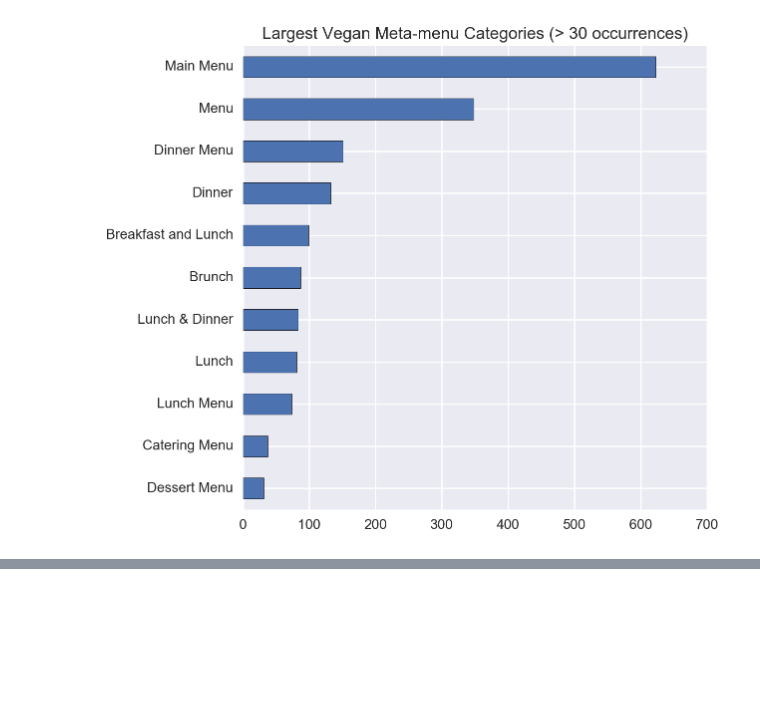
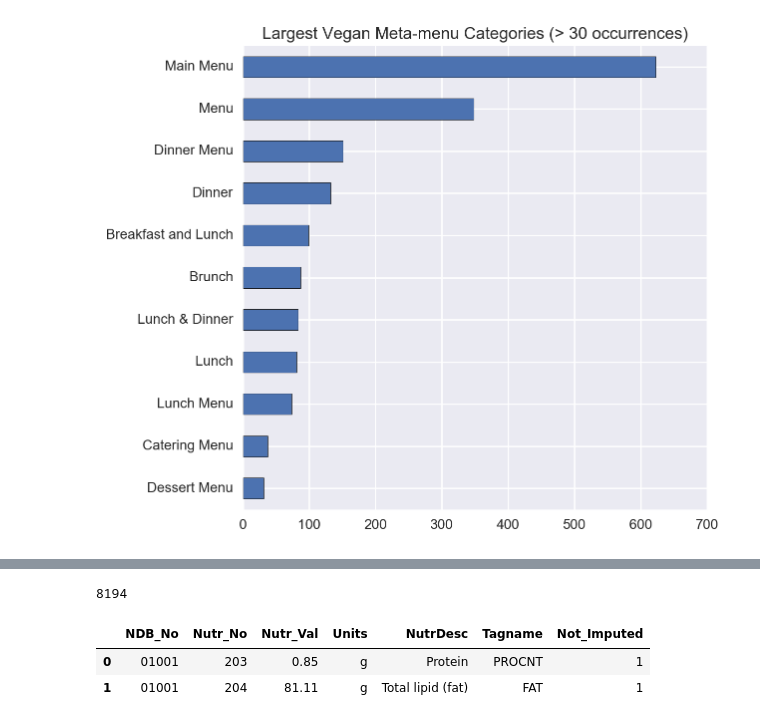
Before and after one commit to AnotherGuitar/DSI-SF-4-anotherguitar, a Jupyter notebook: projects/Capstone Stuff/EDA.ipynb, the cells around one changed output, grey strips where cells are left out. Saved outputs shown, nothing was run; the diff lists cells and outputs as text; code cells hidden in the pictures; blank space fills up the shorter version.

```diff
--- a/projects/Capstone Stuff/EDA.ipynb
+++ b/projects/Capstone Stuff/EDA.ipynb
@@ -329,0 +382,22 @@ vegan_update.head()
+# %%
+# This was a preliminary step in helping me identify how I should structure the data in the USDA dataset
+# with the goal of having a complete dataset with which to assist in feature engineering of my Foursquare data.
+sql = """
+Select Data.NDB_No, Data.Nutr_No, Data.Nutr_Val, Def.Units, Def.NutrDesc, Def.Tagname,
+(CASE WHEN Data.Num_Data_Ptr != 0 OR
+Data.Src_Cd != 4
+THEN 1 ELSE 0 END) AS Not_Imputed
+FROM (SELECT NDB_No, Nutr_No, Nutr_Val, Src_Cd, Num_Data_Ptr
+FROM NUT_DATA) as Data
+JOIN NUTR_DEF Def
+ON Data.Nutr_No = Def.Nutr_No
+"""
+initial_step = pd.read_sql(sql, con=engine)
+# %%
+print len(initial_step.NDB_No.unique())
+initial_step.head(2)
+# %% [output]
+8194
+|  | NDB_No | Nutr_No | Nutr_Val | Units | NutrDesc | Tagname | Not_Imputed |
+| 0 | 01001 | 203 | 0.85 | g | Protein | PROCNT | 1 |
+| 1 | 01001 | 204 | 81.11 | g | Total lipid (fat) | FAT | 1 |
```
Also changed, not shown: parts of 21 cells of this notebook.
